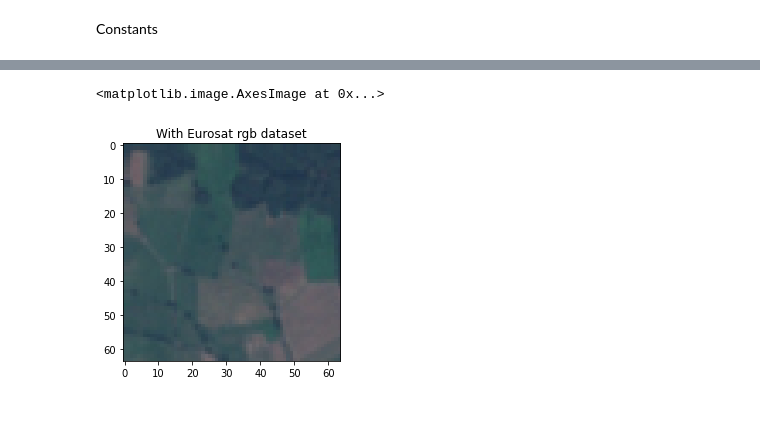
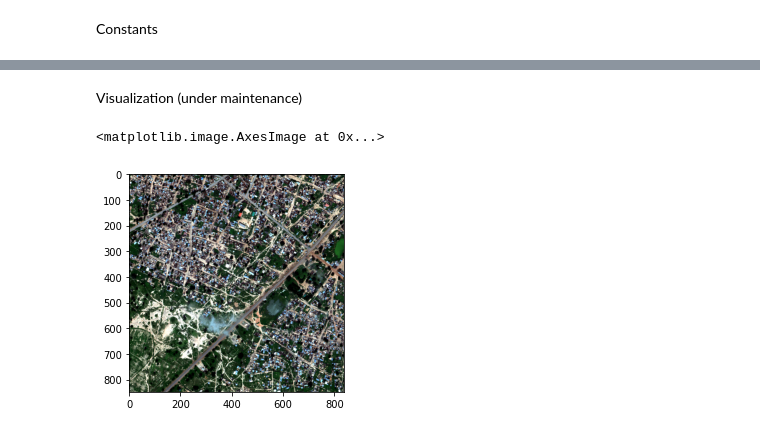
Before and after one commit to anoopmanikantas/Time-Series-analysis-of-Satellite-data-Feature-extractions-on-Transitions, a Jupyter notebook: Satellite_Data_Processing.ipynb, the cells around one changed output, grey strips where cells are left out. Drawn from its saved outputs; the diff is of its cells as text; code cells hidden in the pictures.

Commit message:
Finally visualized something

```diff
--- a/Satellite_Data_Processing.ipynb
+++ b/Satellite_Data_Processing.ipynb
@@ -22,4 +22,4 @@ Extract dataset
 # %% [markdown]
 Constants
 # %%
-MAIN_DIR = '/content/'
+MAIN_DIR = '/content/data/'
@@ -43,5 +25,0 @@ def min_max(img):
-# %%
-img = tiff.imread(MAIN_DIR+'EuroSATallBands/Pasture/Pasture_1.tif')[:,:,1:4][:,:,::-1]
-img_m = img.astype('float32')
-img_m/=4095
-img_min_max = min_max(img_m)
@@ -60,7 +26,33 @@ plt.show()
-# %%
-img = Image.open(MAIN_DIR+'EuroSAT/Pasture/Pasture_1.jpg')
-plt.title("With Eurosat rgb dataset")
-plt.imshow(img)
-# %% [output]
-<matplotlib.image.AxesImage at 0x...>
-[figure, removed]
+# %% [markdown]
+Visualization (under maintenance)
+# %%
+img_id = 1
+input_raster = MAIN_DIR+'mband/0{}.tif'.format(img_id)
+mask_raster = MAIN_DIR+'gt_mband/0{}.tif'.format(img_id)
+# %%
+def stretch_8bit(bands, lower_percent=2, higher_percent=98):
+    out = np.zeros_like(bands)
+    for i in range(3):
+        a = 0
+        b = 255
+        c = np.percentile(bands[:,:,i], lower_percent)
+        d = np.percentile(bands[:,:,i], higher_percent)
+        t = a + (bands[:,:,i] - c) * (b - a) / (d - c)
+        t[t<a] = a
+        t[t>b] = b
+        out[:,:,i] =t
+    return out.astype(np.uint8)
+
+def M(filename):
+    img = tiff.imread(filename)
+    img = np.rollaxis(img, 0, 3)
+    return img
+m = M(input_raster)
+img = np.zeros((m.shape[0],m.shape[1],3))
+img[:,:,0] = m[:,:,4] #red
+img[:,:,1] = m[:,:,2] #green
+img[:,:,2] = m[:,:,1] #blue
+plt.imshow(stretch_8bit(img))
+# %% [output]
+<matplotlib.image.AxesImage at 0x...>
+[figure, added]
```
Also changed, not shown: parts of 16 cells of this notebook.
